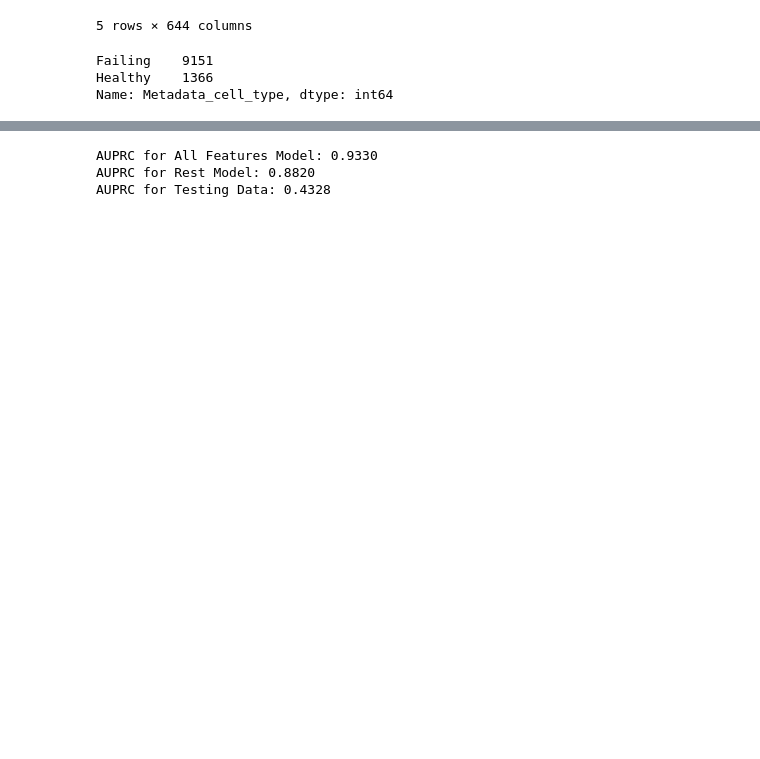
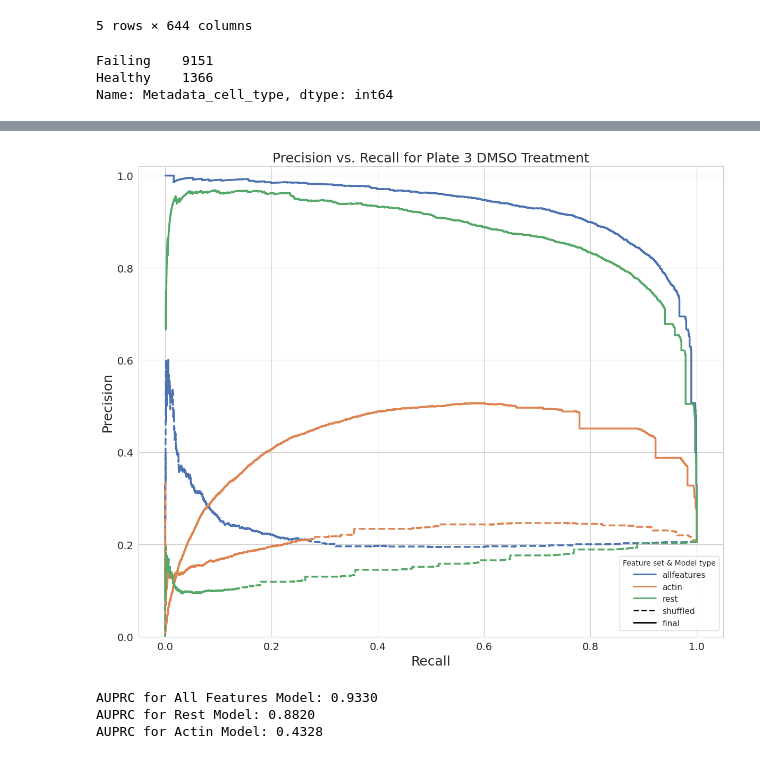
Before and after one commit to WayScience/cellpainting_predicts_cardiac_fibrosis, a Jupyter notebook: 5.machine_learning/3.assess_generalizability/6.compare_models_plate3.ipynb, the cells around one changed output, grey strips where cells are left out. Drawn from its saved outputs; the diff is of its cells as text; code cells hidden in the pictures; blank space fills up the shorter version.

Commit message:
Update Panel J (#57)
* redo line plot as step plot for pr curve

* add png

```diff
--- a/5.machine_learning/3.assess_generalizability/6.compare_models_plate3.ipynb
+++ b/5.machine_learning/3.assess_generalizability/6.compare_models_plate3.ipynb
@@ -50,6 +51,10 @@ loaded_models = {}
 
 # Loop through all .joblib files in the models directory (including subfolders)
 for model_path in models_dir.rglob("*.joblib"):
+    # Skip files with "no_QC" in the name
+    if "no_QC" in model_path.name:
+        continue
+
     # Initialize model_key variable
     model_key = None
 
@@ -337,3 +297,62 @@ Name: Metadata_Cell_Type, dtype: int64
+# %%
+# Set figure size and Seaborn style
+plt.figure(figsize=(12, 10))
+sns.set_style("whitegrid")
+
+# Filter and prepare data for DMSO treatment
+dmso_df = pr_df[pr_df["Metadata_Treatment"] == "DMSO"].copy()
+
+# Unique feature sets and model types
+feature_sets = dmso_df["Feature_Set"].unique()
+model_types = dmso_df["Model_Type"].unique()
+
+# Define line styles and Seaborn's default color palette
+line_styles = {"final": "-", "shuffled": "--"}
+colors = sns.color_palette("deep", n_colors=3)
+
+# Plot Precision-Recall curves using plt.step
+for idx, feature_set in enumerate(feature_sets):
+    for model_type in model_types:
+        subset = dmso_df[(dmso_df["Feature_Set"] == feature_set) & (dmso_df["Model_Type"] == model_type)]
+        if not subset.empty:
+            plt.step(
+                subset["Recall"], subset["Precision"],
+                where="post",
+                label=f"{feature_set} ({model_type})",
+                color=colors[idx % len(colors)],
+                linestyle=line_styles[model_type], linewidth=2.5
+            )
+
+# Create custom legend handles for the Feature set (color) and Model type (line style)
+color_handles = [Line2D([0], [0], color=colors[idx % len(colors)], lw=2, label=feature_set)
+                 for idx, feature_set in enumerate(feature_sets)]
+
+line_handles = [Line2D([0], [0], color="black", lw=2, linestyle=line_styles[model_type], label=model_type)
+                for model_type in model_types]
+
+# Combine the color and line style handles for the legend
+all_handles = color_handles + line_handles
+
+# Add the combined legend
+plt.legend(
+    handles=all_handles, loc="upper right", fontsize=11, title="Feature set & Model type",
+    bbox_to_anchor=(1.0, 0.18), ncol=1, frameon=True, handlelength=2.8, handleheight=1.0
+)
+
+# Set axis labels, title, and formatting
+plt.ylim(0.0, 1.02)
+plt.xlabel("Recall", fontsize=18)
+plt.ylabel("Precision", fontsize=18)
+plt.title("Precision vs. Recall for Plate 3 DMSO Treatment", fontsize=18)
+plt.xticks(fontsize=14)
+plt.yticks(fontsize=14)
+
+# Adjust layout and save figure
+plt.tight_layout()
+plt.savefig(f"{fig_dir}/precision_recall_plate3_all_actin_rest.pdf", dpi=500)
+plt.show()
+# %% [output]
+[figure, added]
 # %%
 # Filter the dataframe for the final rest features only model using the original pr_df
 final_model_df = pr_df[
@@ -359,4 +378,4 @@ print(f"AUPRC for Actin Model: {actin_auprc:.4f}")
 # %% [output]
 AUPRC for All Features Model: 0.9330
 AUPRC for Rest Model: 0.8820
-AUPRC for Testing Data: 0.4328
+AUPRC for Actin Model: 0.4328
```
Also changed, not shown: parts of 3 cells of this notebook, 3 other files.
